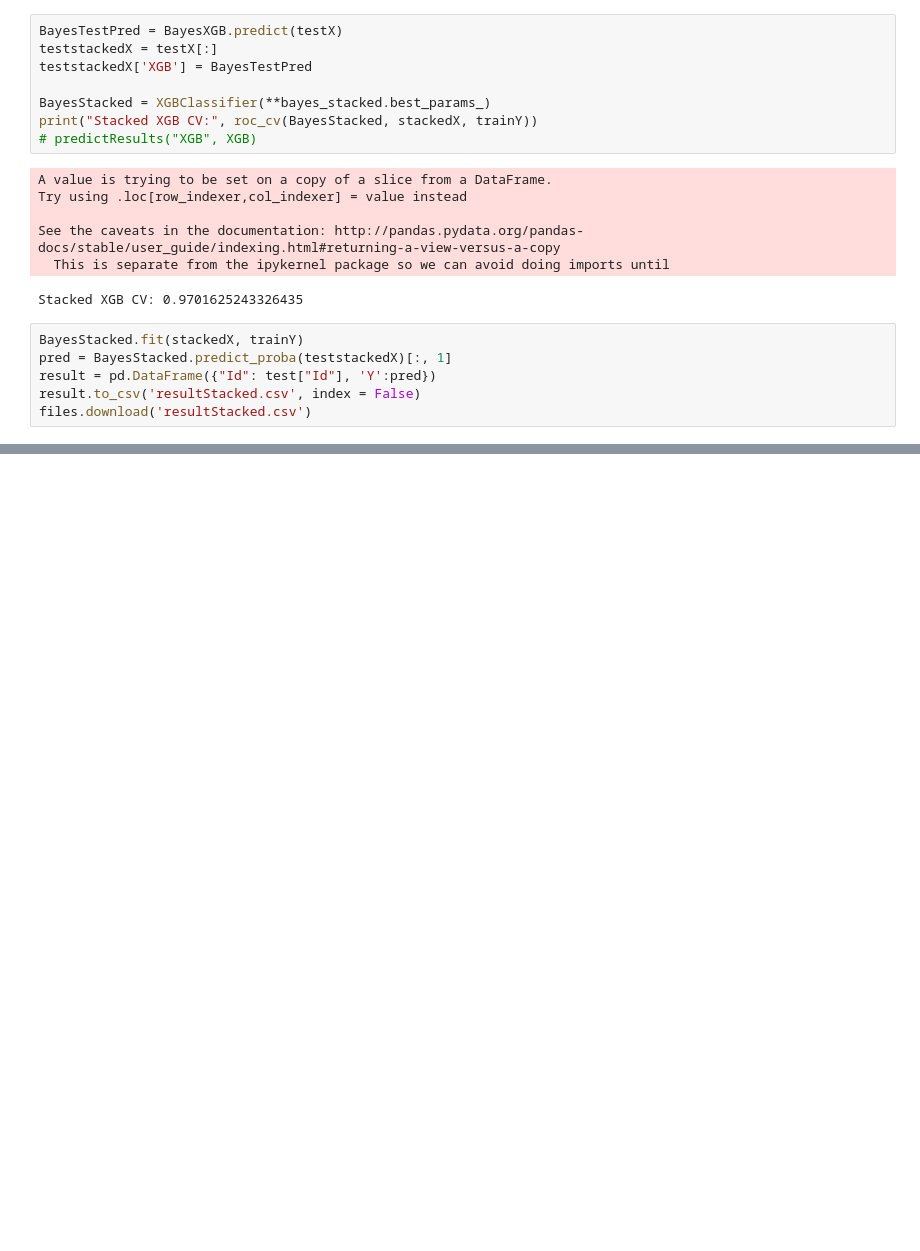
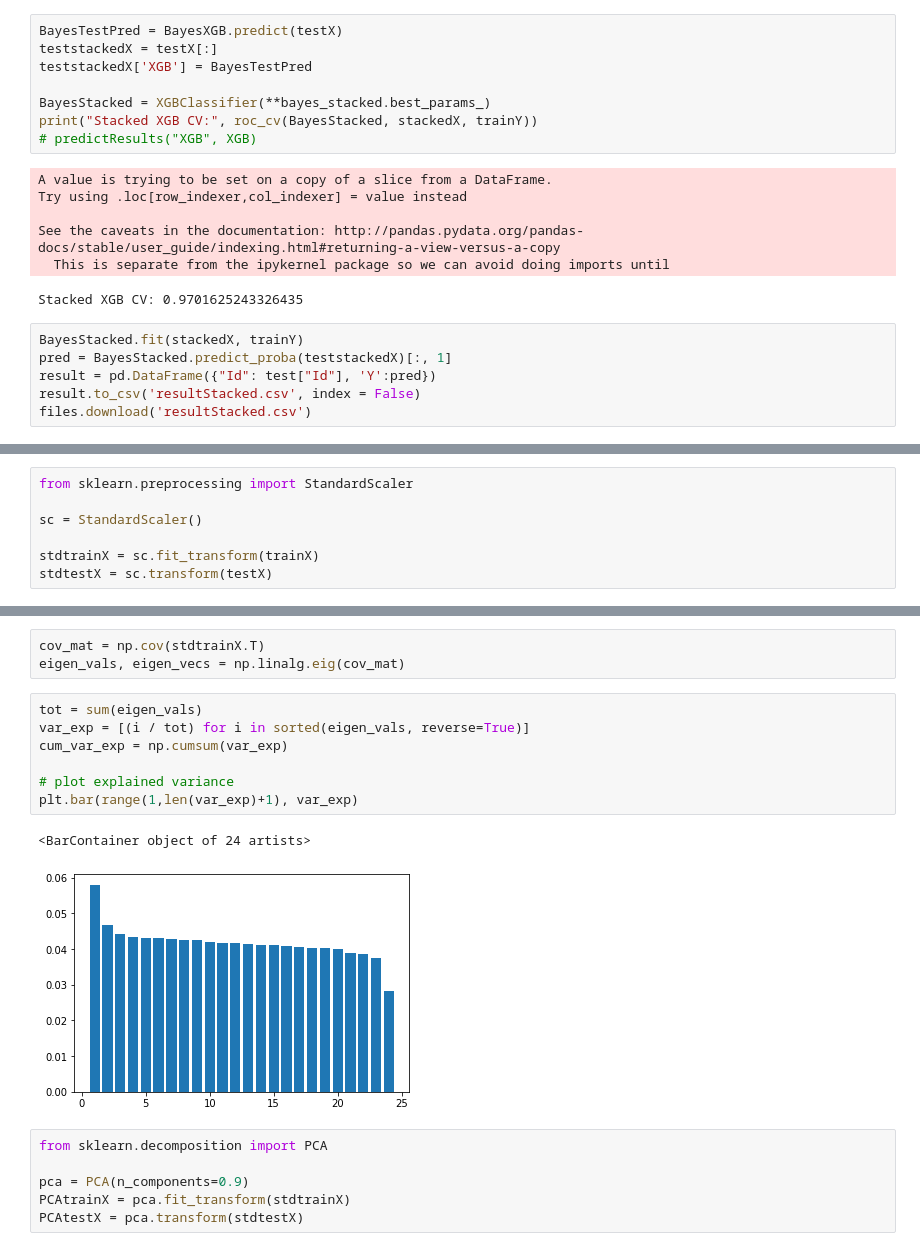
Before and after one commit to aasthagoyal46/Kaggle, a Jupyter notebook: Kaggle.ipynb, the cells around one changed output, grey strips where cells are left out. Cells and saved outputs as stored; diff of their text form; blank space fills up the shorter version.

```diff
--- a/Kaggle.ipynb
+++ b/Kaggle.ipynb
@@ -475,3 +472,10 @@ result.to_csv('resultStacked.csv', index = False)
 files.download('resultStacked.csv')
 # %% [markdown]
 ![image.png](embedded-picture-1)
+# %%
+from sklearn.preprocessing import StandardScaler
+
+sc = StandardScaler()
+
+stdtrainX = sc.fit_transform(trainX)
+stdtestX = sc.transform(testX)
@@ -477,0 +498,19 @@ files.download('resultStacked.csv')
+# %%
+cov_mat = np.cov(stdtrainX.T)
+eigen_vals, eigen_vecs = np.linalg.eig(cov_mat)
+# %%
+tot = sum(eigen_vals)
+var_exp = [(i / tot) for i in sorted(eigen_vals, reverse=True)]
+cum_var_exp = np.cumsum(var_exp)
+
+# plot explained variance
+plt.bar(range(1,len(var_exp)+1), var_exp)
+# %% [output]
+<BarContainer object of 24 artists>
+[figure, added]
+# %%
+from sklearn.decomposition import PCA
+
+pca = PCA(n_components=0.9)
+PCAtrainX = pca.fit_transform(stdtrainX)
+PCAtestX = pca.transform(stdtestX)
```
Also changed, not shown: parts of 10 cells of this notebook.
